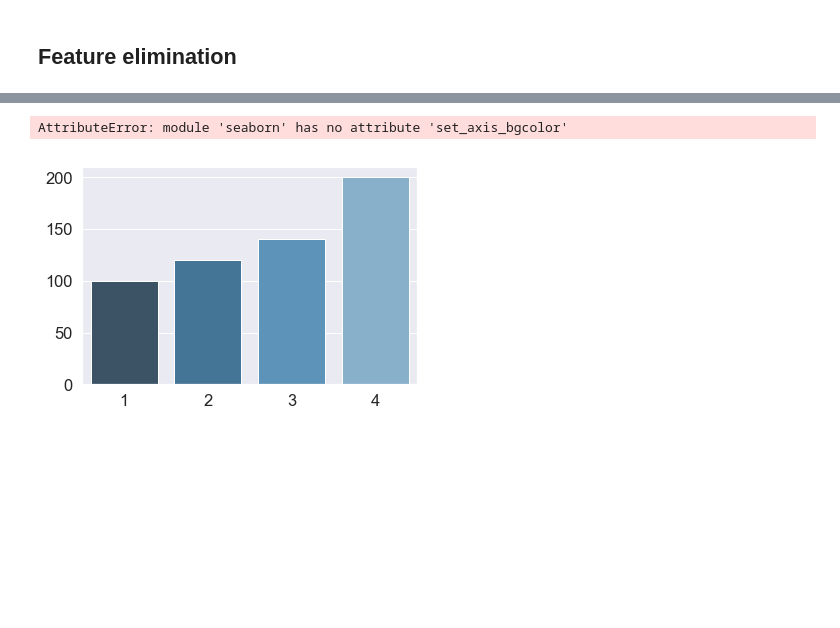
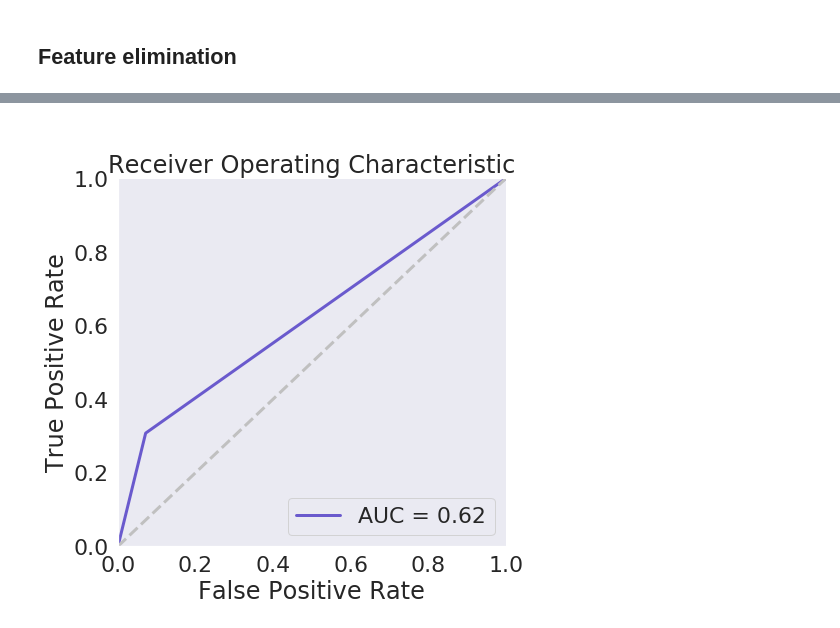
Before and after one commit to ysheynin/Michelin_Survivor_NYC, a Jupyter notebook: Michelin Survival Analysis.ipynb, the cells around one changed output, grey strips where cells are left out. Saved outputs shown, nothing was run; the diff lists cells and outputs as text; code cells hidden in the pictures; blank space fills up the shorter version.

```diff
--- a/Michelin Survival Analysis.ipynb
+++ b/Michelin Survival Analysis.ipynb
@@ -496,7 +513,6 @@ clf = run_model(resampled_train, holdout, cols = resampled_train['X'].columns,
 # %% [markdown]
 ## Feature elimination
 # %%
-clf           = LogisticRegression( C = .1)
+clf           = LogisticRegression(C = .05)
 selected_cols = get_rfecv_features(resampled_train, clf = clf)
-
-run_model(resampled_train, holdout,  clf = clf, cols = selected_cols)
+clf = run_model(resampled_train, holdout,  clf = clf, cols = selected_cols)
@@ -593,13 +618,4 @@ at_risk.columns
-# %%
-X = [1, 2, 3, 4]
-y = [100, 120, 140, 200]
-sns.set(font_scale=1.5)
-ax = sns.barplot(X, y, palette = 'Blues_d')
-sns.set_style('white')
-sns.set_axis_bgcolor("lightslategray")
-# ax.grid(False)
-# ax.set(xlabel='common xlabel', ylabel='Profit')
-# plt.savefig('michelin_profit_4.png', format='png', dpi=1000)
-# %% [output]
-AttributeError: module 'seaborn' has no attribute 'set_axis_bgcolor'
-[figure, removed]
+# %%
+plot_roc( data_dict[2019].actual, data_dict[2019].at_risk)
+# %% [output]
+[figure, added]
```
Also changed, not shown: parts of 19 cells of this notebook, 44 other files.
